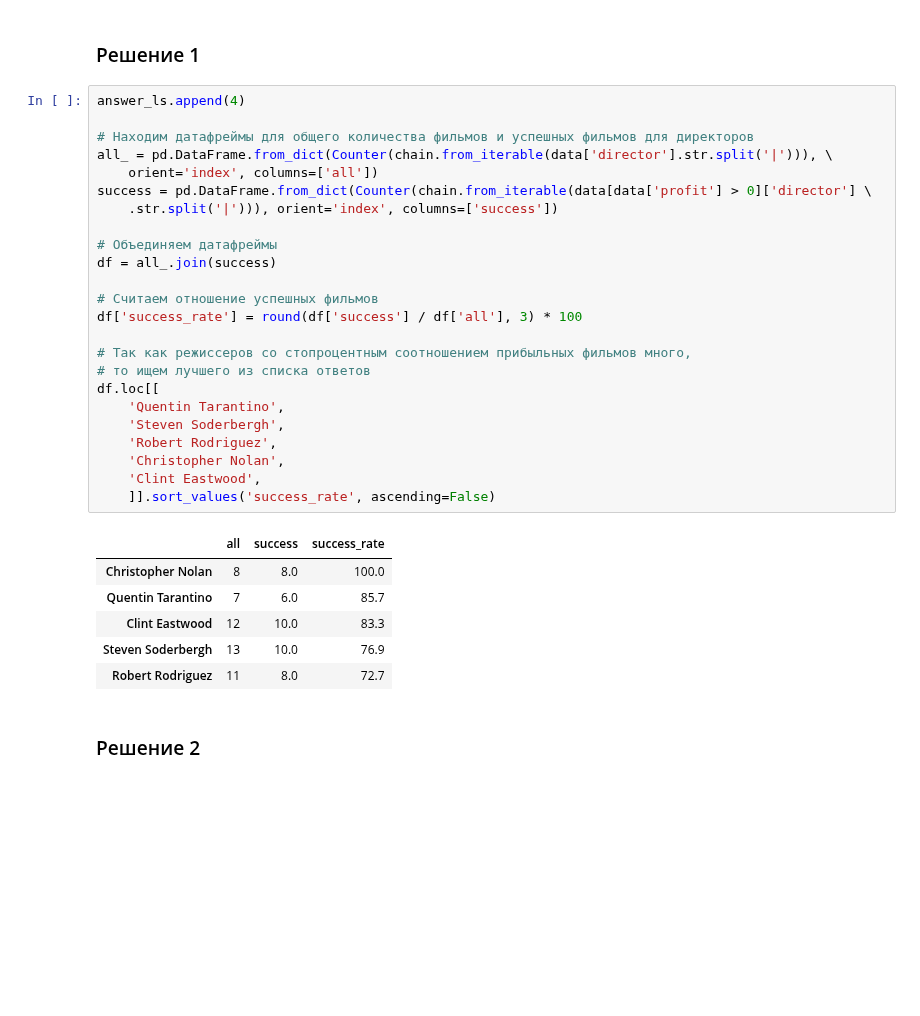
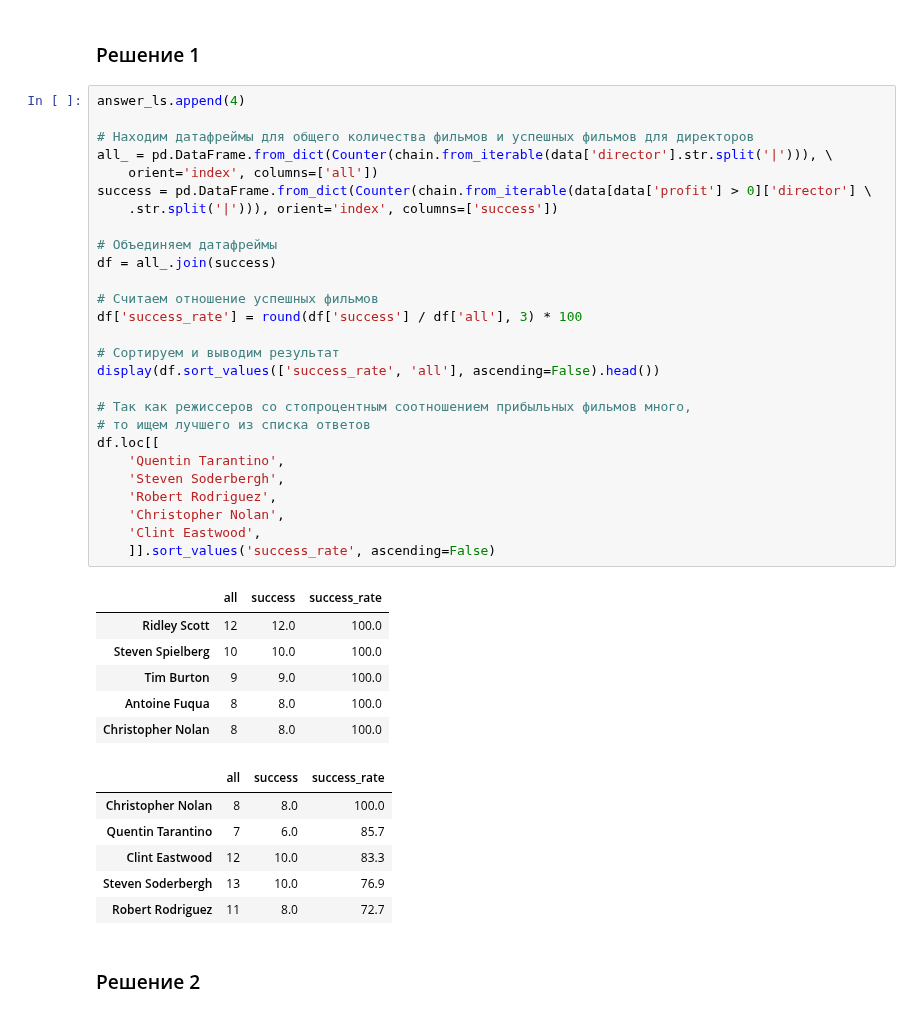
Before and after one commit to ivan-kud/ml-projects, a Jupyter notebook: RDS1 - Millionaire/RDS1 - Millionaire.ipynb, the cells around one changed output. Cells and saved outputs as stored; diff of their text form; blank space fills up the shorter version.

```diff
--- a/RDS1 - Millionaire/RDS1 - Millionaire.ipynb
+++ b/RDS1 - Millionaire/RDS1 - Millionaire.ipynb
@@ -892,34 +892,43 @@ dtype: int64
 # %%
 answer_ls.append(4)
 
 # Находим датафреймы для общего количества фильмов и успешных фильмов для директоров
 all_ = pd.DataFrame.from_dict(Counter(chain.from_iterable(data['director'].str.split('|'))), \
     orient='index', columns=['all'])
 success = pd.DataFrame.from_dict(Counter(chain.from_iterable(data[data['profit'] > 0]['director'] \
     .str.split('|'))), orient='index', columns=['success'])
 
 # Объединяем датафреймы
 df = all_.join(success)
 
 # Считаем отношение успешных фильмов
 df['success_rate'] = round(df['success'] / df['all'], 3) * 100
 
+# Сортируем и выводим результат
+display(df.sort_values(['success_rate', 'all'], ascending=False).head())
+
 # Так как режиссеров со стопроцентным соотношением прибыльных фильмов много,
 # то ищем лучшего из списка ответов
 df.loc[[
     'Quentin Tarantino',
     'Steven Soderbergh',
     'Robert Rodriguez',
     'Christopher Nolan',
     'Clint Eastwood',
     ]].sort_values('success_rate', ascending=False)
 # %% [output]
 |  | all | success | success_rate |
+| Ridley Scott | 12 | 12.0 | 100.0 |
+| Steven Spielberg | 10 | 10.0 | 100.0 |
+| Tim Burton | 9 | 9.0 | 100.0 |
+| Antoine Fuqua | 8 | 8.0 | 100.0 |
 | Christopher Nolan | 8 | 8.0 | 100.0 |
-| Quentin Tarantino | 7 | 6.0 | 85.7 |
-| Clint Eastwood | 12 | 10.0 | 83.3 |
-| Steven Soderbergh | 13 | 10.0 | 76.9 |
-| Robert Rodriguez | 11 | 8.0 | 72.7 |
+|  | all | success | success_rate |
+| Christopher Nolan | 8 | 8.0 | 100.0 |
+| Quentin Tarantino | 7 | 6.0 | 85.7 |
+| Clint Eastwood | 12 | 10.0 | 83.3 |
+| Steven Soderbergh | 13 | 10.0 | 76.9 |
+| Robert Rodriguez | 11 | 8.0 | 72.7 |
 # %% [markdown]
 ### Решение 2
 # %%
```
Also changed, not shown: parts of 1 cell of this notebook.
